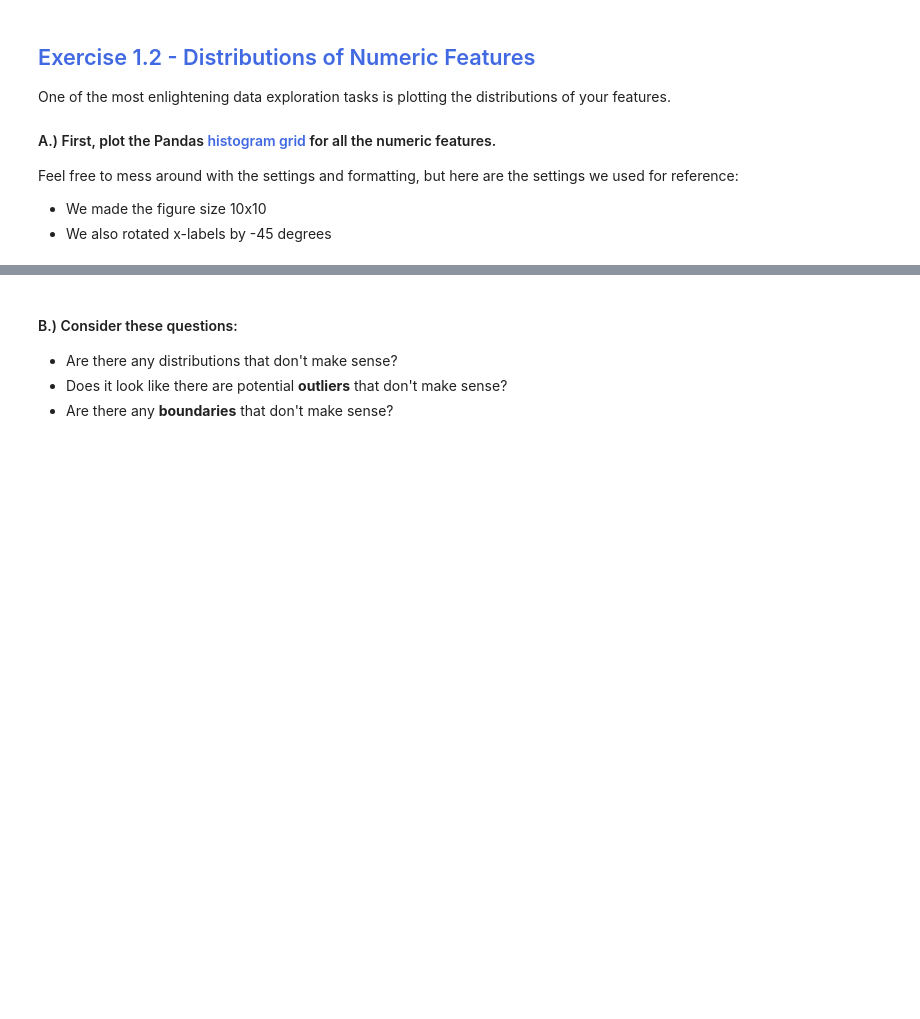
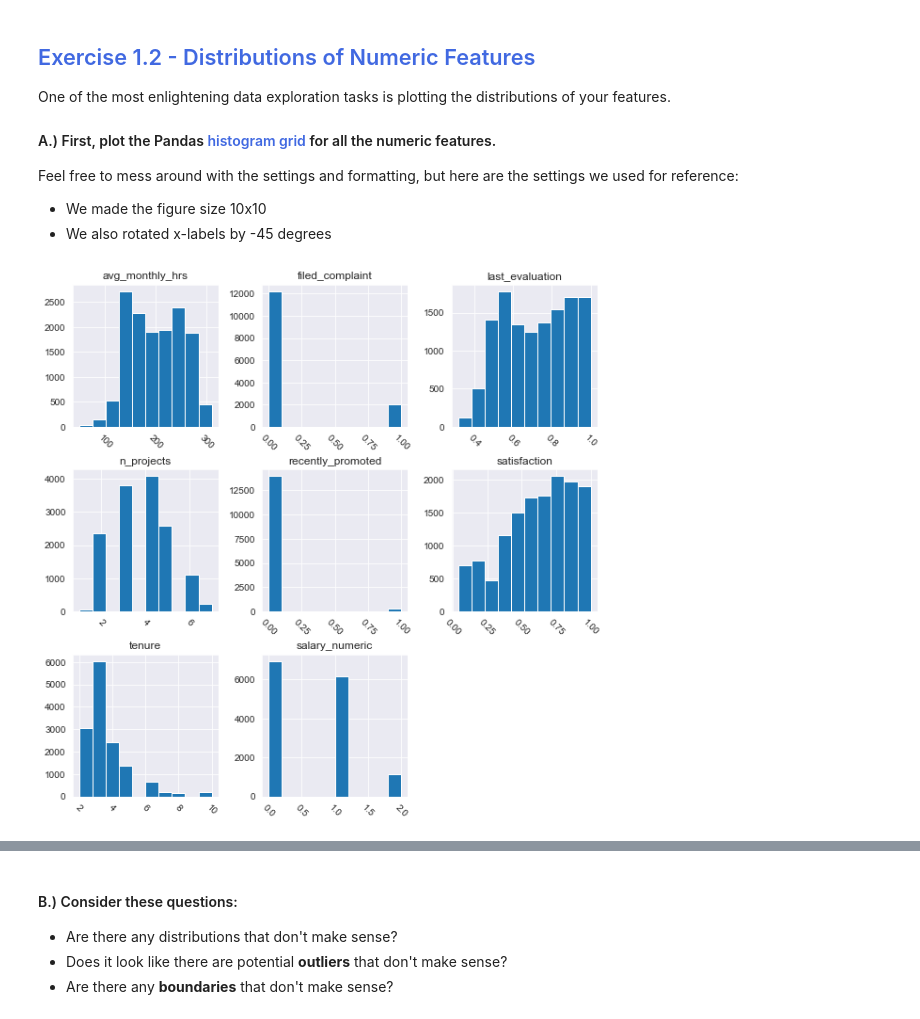
Before and after one commit to tundeiness/Chief-People-Officer, a Jupyter notebook: 1 - Workbook - Exploratory Analysis Plus.ipynb, the cells around one changed output, grey strips where cells are left out. Cells and saved outputs as stored; diff of their text form; code cells hidden in the pictures; blank space fills up the shorter version.

Commit message:
plot histogram grid for all numeric features

```diff
--- a/1 - Workbook - Exploratory Analysis Plus.ipynb
+++ b/1 - Workbook - Exploratory Analysis Plus.ipynb
@@ -451,6 +451,13 @@ One of the most enlightening data exploration tasks is plotting the distribution
 Feel free to mess around with the settings and formatting, but here are the settings we used for reference:
 * We made the figure size 10x10
 * We also rotated x-labels by -45 degrees
+# %%
+
+dfs = df.select_dtypes(exclude='object')
+dfs.hist(figsize=(10,10), xrot=-45)
+plt.show()
+# %% [output]
+[figure, added]
 # %% [markdown]
 <strong style="color:RoyalBlue">Expected output:</strong>
 <img src="embedded-picture-1">
```
